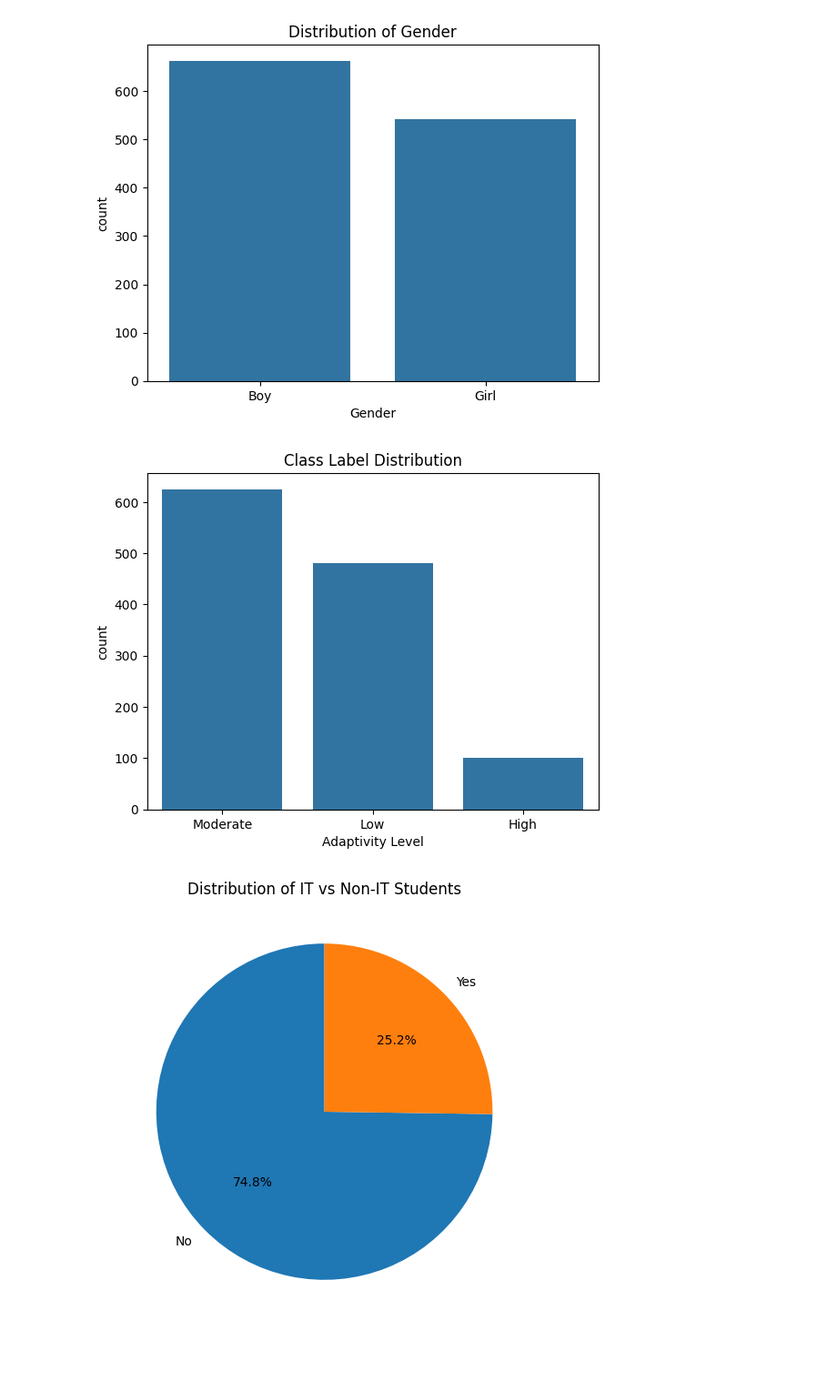
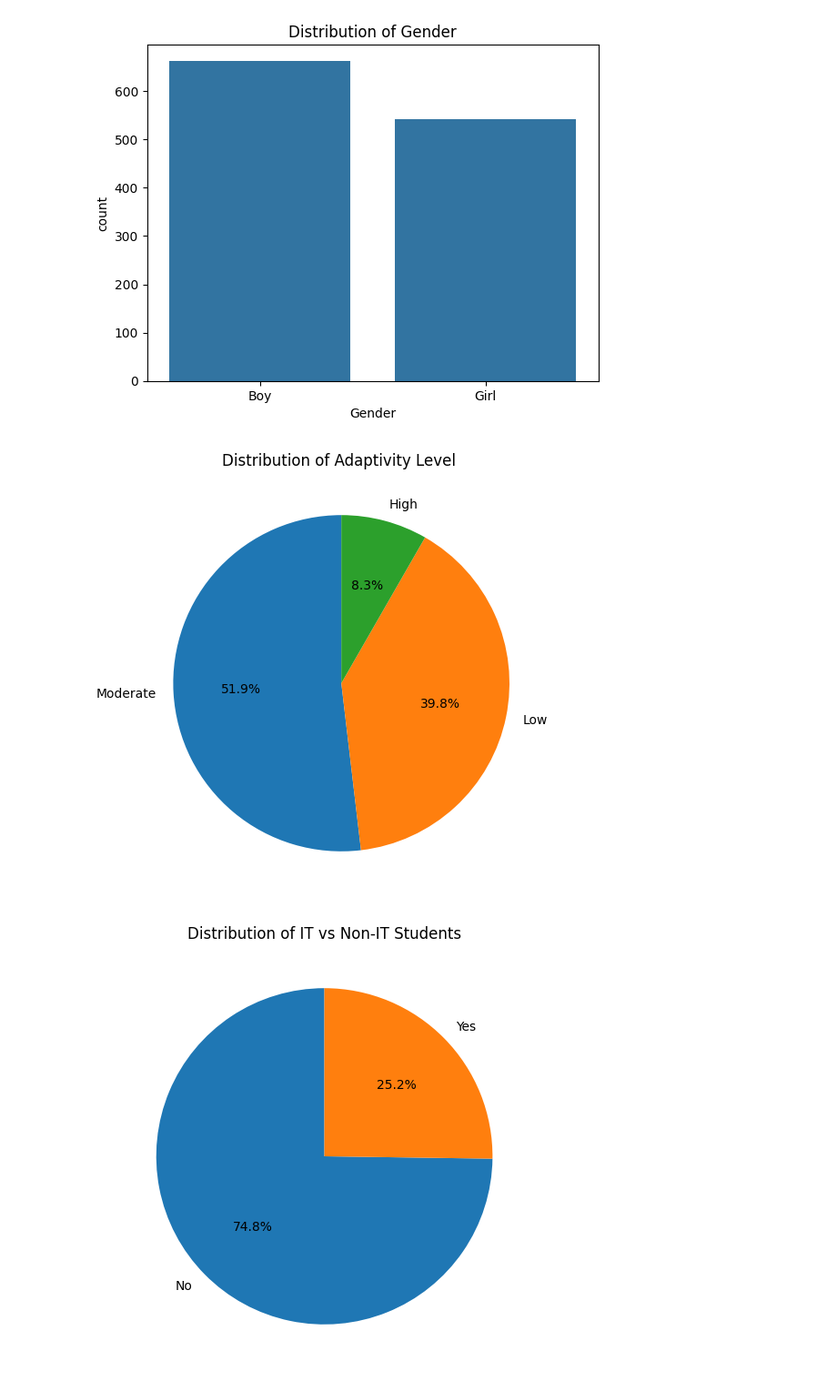
Before and after one commit to RandDahmash/Mining-project, a Jupyter notebook: Phase2.ipynb, the cells around one changed output. Shown at 91% size. Cells and saved outputs as stored; diff of their text form; code cells hidden in the pictures; blank space fills up the shorter version.

```diff
--- a/Phase2.ipynb
+++ b/Phase2.ipynb
@@ -5,7 +5,7 @@ import pandas as pd
 import seaborn as sns
 import matplotlib.pyplot as plt
 
-data=pd.read_csv('Raw_dataset.csv')
+data=pd.read_csv('students_adaptability_level_online_education.csv')
 df=pd.DataFrame(data)
 # %%
 #Statistical summries
@@ -49,11 +49,14 @@ plt.show()
 [figure]
 # %%
 #class lable distribution
-sns.countplot(x="Adaptivity Level", data=df)
-plt.title("Class Label Distribution")
+
+counts = df["Adaptivity Level"].value_counts()
+counts.plot.pie( autopct='%1.1f%%',figsize=(6,6) ,startangle=90)
+plt.title("Distribution of Adaptivity Level ")
+plt.ylabel(' ')
 plt.show()
 # %% [output]
-[figure, old version]
+[figure, new version]
 # %%
 # Count values for IT Student
 counts = df["IT Student"].value_counts()
```
